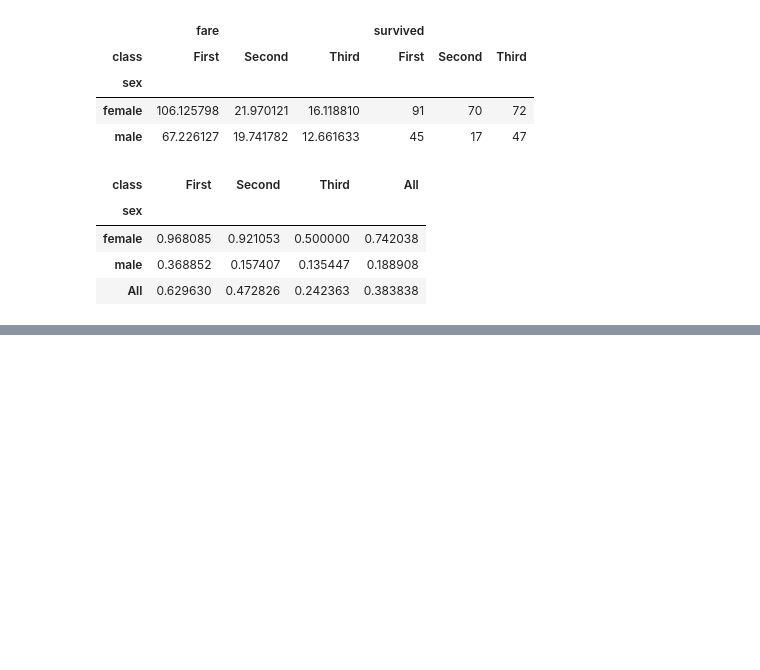
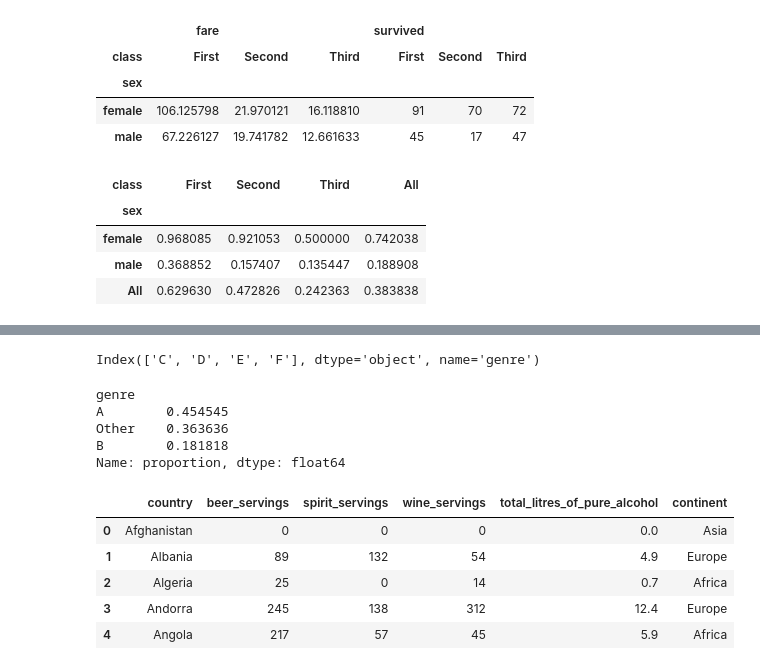
Before and after one commit to khaiwalVikrant/ai_ml_practice, a Jupyter notebook: pandas/Pandas_Exercise.ipynb, the cells around one changed output, grey strips where cells are left out. Saved outputs shown, nothing was run; the diff lists cells and outputs as text; code cells hidden in the pictures; blank space fills up the shorter version.

```diff
--- a/pandas/Pandas_Exercise.ipynb
+++ b/pandas/Pandas_Exercise.ipynb
@@ -1087,0 +1106,27 @@ titanic.pivot_table('survived', index='sex', columns='class', margins=True)
+# %%
+# guess some threshold number and filter smaller frequency
+
+threshold = 0.15
+small_frequencies = frequency[frequency < threshold].index
+small_frequencies
+# %% [output]
+Index(['C', 'D', 'E', 'F'], dtype='object', name='genre')
+# %%
+df['genre'] = df['genre'].replace(small_frequencies, "Other")
+df['genre'].value_counts(normalize=True)
+# %% [output]
+genre
+A        0.454545
+Other    0.363636
+B        0.181818
+Name: proportion, dtype: float64
+# %%
+drink_data = pd.read_csv("./data/drinksbycountry.csv")
+drink_data.head()
+# %% [output]
+|  | country | beer_servings | spirit_servings | wine_servings | total_litres_of_pure_alcohol | continent |
+| 0 | Afghanistan | 0 | 0 | 0 | 0.0 | Asia |
+| 1 | Albania | 89 | 132 | 54 | 4.9 | Europe |
+| 2 | Algeria | 25 | 0 | 14 | 0.7 | Africa |
+| 3 | Andorra | 245 | 138 | 312 | 12.4 | Europe |
+| 4 | Angola | 217 | 57 | 45 | 5.9 | Africa |
```
Also changed, not shown: parts of 14 cells of this notebook, 3 other files.
